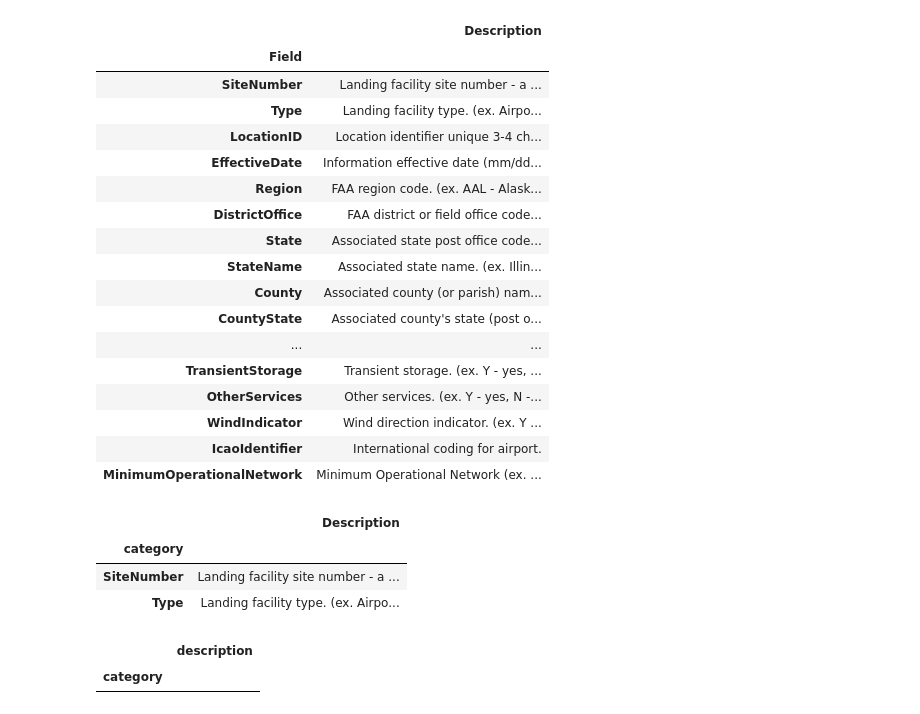
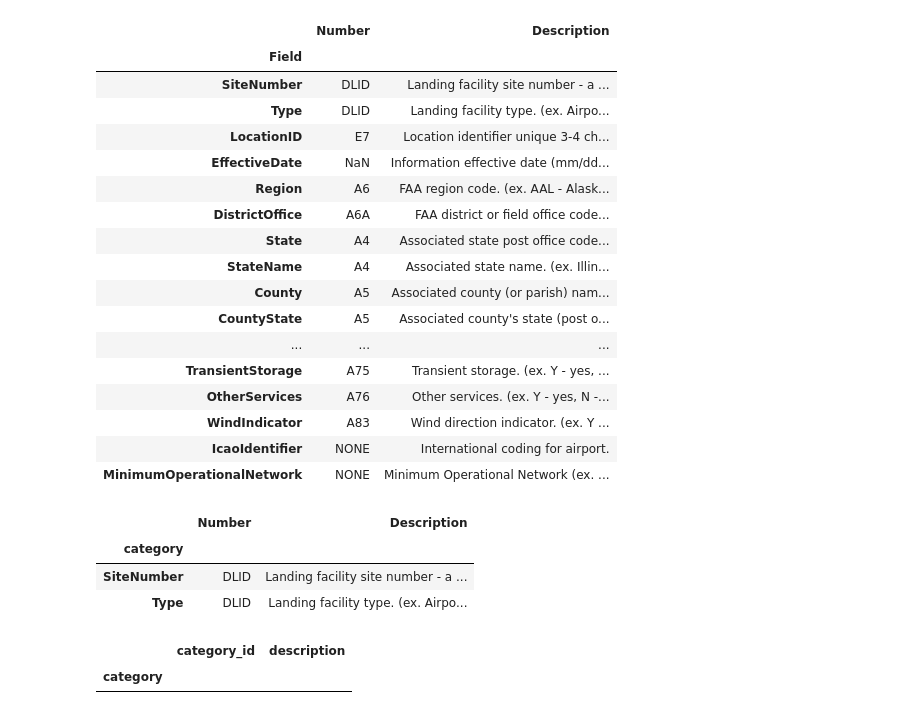
Before and after one commit to mpatterson73/US-Airports, a Jupyter notebook: ETL/FAA-Airports-data/facilities_dict.ipynb, the cells around one changed output. Cells and saved outputs as stored; diff of their text form; code cells hidden in the pictures.

```diff
--- a/ETL/FAA-Airports-data/facilities_dict.ipynb
+++ b/ETL/FAA-Airports-data/facilities_dict.ipynb
@@ -6,45 +6,45 @@ import openpyxl
 # %%
 infile = open('airport-data-dictionaries.xlsx', mode='r+b')
 # %%
-df = pd.read_excel(infile, sheet_name=0, index_col='Field', usecols='A,C')
+df = pd.read_excel(infile, sheet_name=0, index_col='Field')
 
 pd.set_option('display.max_columns', 5)
 pd.set_option('display.max_rows', 140)
 pd.set_option('display.max_colwidth', None)
 df
 # %% [output]
-|  | Description |
-| Field |  |
-| SiteNumber | Landing facility site number - a ... |
-| Type | Landing facility type. (ex. Airpo... |
-| LocationID | Location identifier unique 3-4 ch... |
-| EffectiveDate | Information effective date (mm/dd... |
-| Region | FAA region code. (ex. AAL - Alask... |
-| DistrictOffice | FAA district or field office code... |
-| State | Associated state post office code... |
-| StateName | Associated state name. (ex. Illin... |
-| County | Associated county (or parish) nam... |
-| CountyState | Associated county's state (post o... |
-| ... | ... |
-| TransientStorage | Transient storage. (ex. Y - yes, ... |
-| OtherServices | Other services. (ex. Y - yes, N -... |
-| WindIndicator | Wind direction indicator. (ex. Y ... |
-| IcaoIdentifier | International coding for airport. |
-| MinimumOperationalNetwork | Minimum Operational Network (ex. ... |
+|  | Number | Description |
+| Field |  |  |
+| SiteNumber | DLID | Landing facility site number - a ... |
+| Type | DLID | Landing facility type. (ex. Airpo... |
+| LocationID | E7 | Location identifier unique 3-4 ch... |
+| EffectiveDate | NaN | Information effective date (mm/dd... |
+| Region | A6 | FAA region code. (ex. AAL - Alask... |
+| DistrictOffice | A6A | FAA district or field office code... |
+| State | A4 | Associated state post office code... |
+| StateName | A4 | Associated state name. (ex. Illin... |
+| County | A5 | Associated county (or parish) nam... |
+| CountyState | A5 | Associated county's state (post o... |
+| ... | ... | ... |
+| TransientStorage | A75 | Transient storage. (ex. Y - yes, ... |
+| OtherServices | A76 | Other services. (ex. Y - yes, N -... |
+| WindIndicator | A83 | Wind direction indicator. (ex. Y ... |
+| IcaoIdentifier | NONE | International coding for airport. |
+| MinimumOperationalNetwork | NONE | Minimum Operational Network (ex. ... |
 # %%
 df.index.rename('category', inplace=True)
 df.head(2)
 # %% [output]
-|  | Description |
-| category |  |
-| SiteNumber | Landing facility site number - a ... |
-| Type | Landing facility type. (ex. Airpo... |
+|  | Number | Description |
+| category |  |  |
+| SiteNumber | DLID | Landing facility site number - a ... |
+| Type | DLID | Landing facility type. (ex. Airpo... |
 # %%
-df.columns = ['description']
+df.columns = ['category_id', 'description']
 df.head(0)
 # %% [output]
-|  | description |
-| category |  |
+|  | category_id | description |
+| category |  |  |
 # %%
 #NOTE: 'ActivationDate' was modified to 'ActiviationDate' to match typo in source file.
 
```
Also changed, not shown: parts of 2 cells of this notebook, 10 other files.
